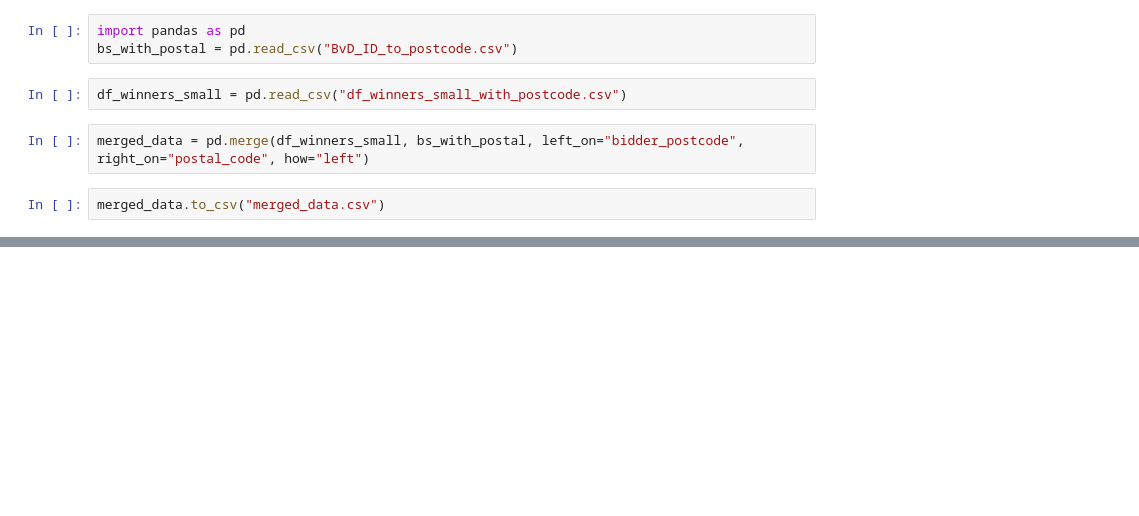
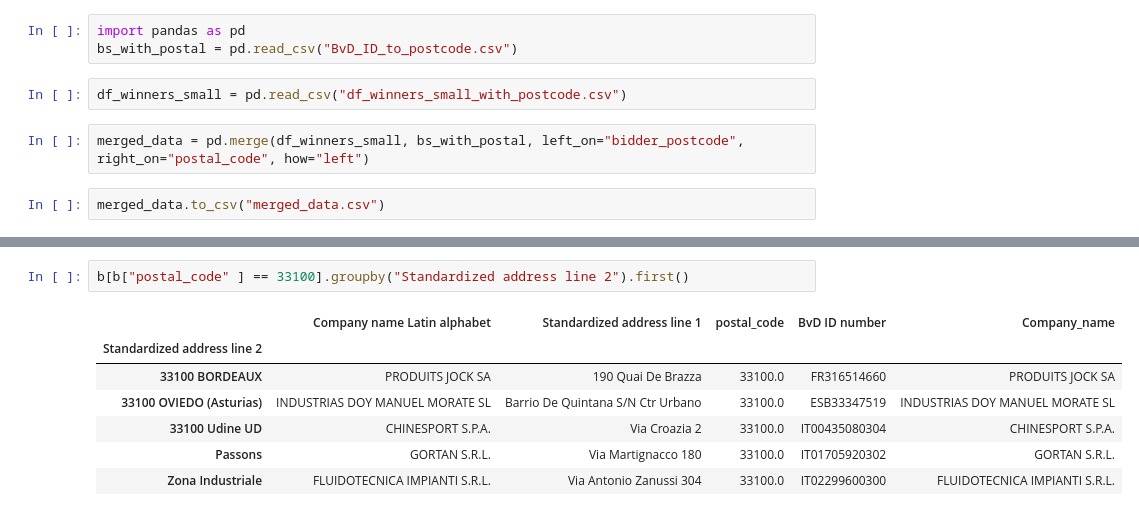
Before and after one commit to miladmirzazadeh/Thesis-Mirzazadeh-Eslahchi, a Jupyter notebook: merging_datasets.ipynb, the cells around one changed output, grey strips where cells are left out. Drawn from its saved outputs; the diff is of its cells as text; blank space fills up the shorter version.

```diff
--- a/merging_datasets.ipynb
+++ b/merging_datasets.ipynb
@@ -274,0 +318,10 @@ merged_data.to_csv("merged_data.csv")
+# %%
+b[b["postal_code" ] == 33100].groupby("Standardized address line 2").first()
+# %% [output]
+|  | Company name Latin alphabet | Standardized address line 1 | postal_code | BvD ID number | Company_name |
+| Standardized address line 2 |  |  |  |  |  |
+| 33100 BORDEAUX | PRODUITS JOCK SA | 190 Quai De Brazza | 33100.0 | FR316514660 | PRODUITS JOCK SA |
+| 33100 OVIEDO (Asturias) | INDUSTRIAS DOY MANUEL MORATE SL | Barrio De Quintana S/N Ctr Urbano | 33100.0 | ESB33347519 | INDUSTRIAS DOY MANUEL MORATE SL |
+| 33100 Udine UD | CHINESPORT S.P.A. | Via Croazia 2 | 33100.0 | IT00435080304 | CHINESPORT S.P.A. |
+| Passons | GORTAN S.R.L. | Via Martignacco 180 | 33100.0 | IT01705920302 | GORTAN S.R.L. |
+| Zona Industriale | FLUIDOTECNICA IMPIANTI S.R.L. | Via Antonio Zanussi 304 | 33100.0 | IT02299600300 | FLUIDOTECNICA IMPIANTI S.R.L. |
```
Also changed, not shown: parts of 25 cells of this notebook.
